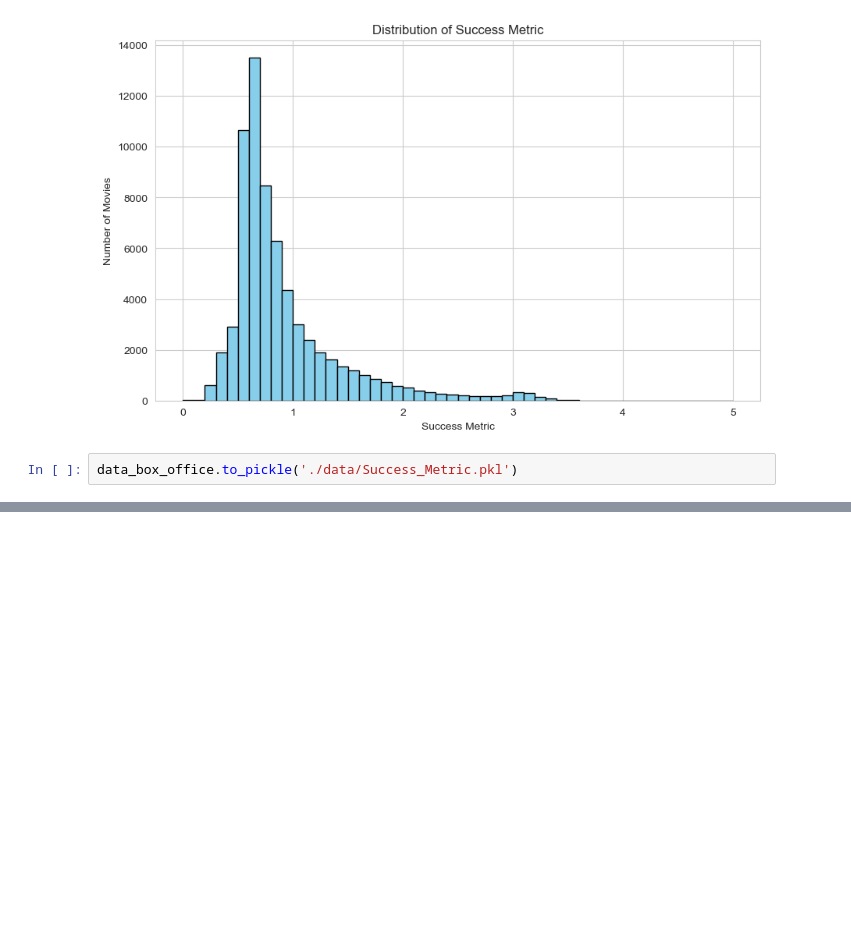
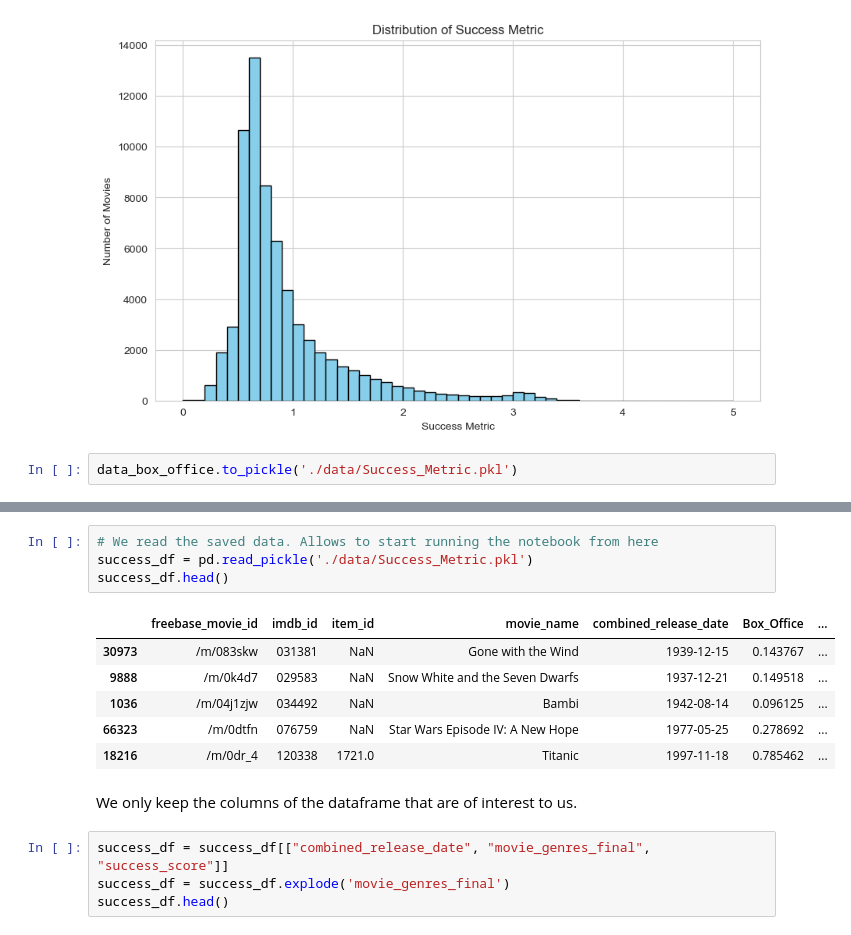
Before and after one commit to epfl-ada/ada-2024-project-gear5, a Jupyter notebook: results.ipynb, the cells around one changed output, grey strips where cells are left out. Cells and saved outputs as stored; diff of their text form; blank space fills up the shorter version.

```diff
--- a/results.ipynb
+++ b/results.ipynb
@@ -627,0 +632,17 @@ data_box_office.to_pickle('./data/Success_Metric.pkl')
+# %%
+# We read the saved data. Allows to start running the notebook from here
+success_df = pd.read_pickle('./data/Success_Metric.pkl')
+success_df.head()
+# %% [output]
+|  | freebase_movie_id | imdb_id | item_id | movie_name | combined_release_date | Box_Office | ... |
+| 30973 | /m/083skw | 031381 | NaN | Gone with the Wind | 1939-12-15 | 0.143767 | ... |
+| 9888 | /m/0k4d7 | 029583 | NaN | Snow White and the Seven Dwarfs | 1937-12-21 | 0.149518 | ... |
+| 1036 | /m/04j1zjw | 034492 | NaN | Bambi | 1942-08-14 | 0.096125 | ... |
+| 66323 | /m/0dtfn | 076759 | NaN | Star Wars Episode IV: A New Hope | 1977-05-25 | 0.278692 | ... |
+| 18216 | /m/0dr_4 | 120338 | 1721.0 | Titanic | 1997-11-18 | 0.785462 | ... |
+# %% [markdown]
+We only keep the columns of the dataframe that are of interest to us.
+# %%
+success_df = success_df[["combined_release_date", "movie_genres_final", "success_score"]]
+success_df = success_df.explode('movie_genres_final')
+success_df.head()
```
Also changed, not shown: parts of 6 cells of this notebook.
